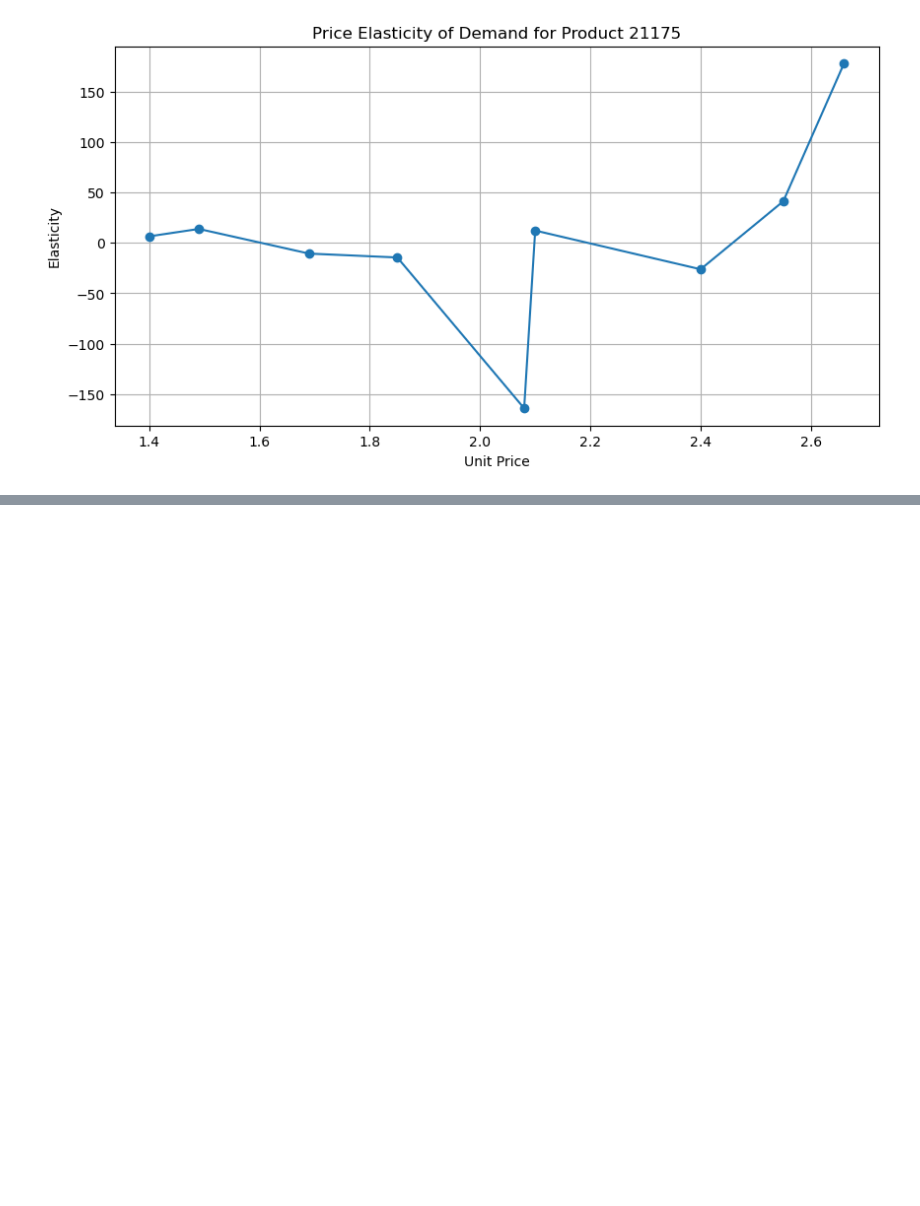
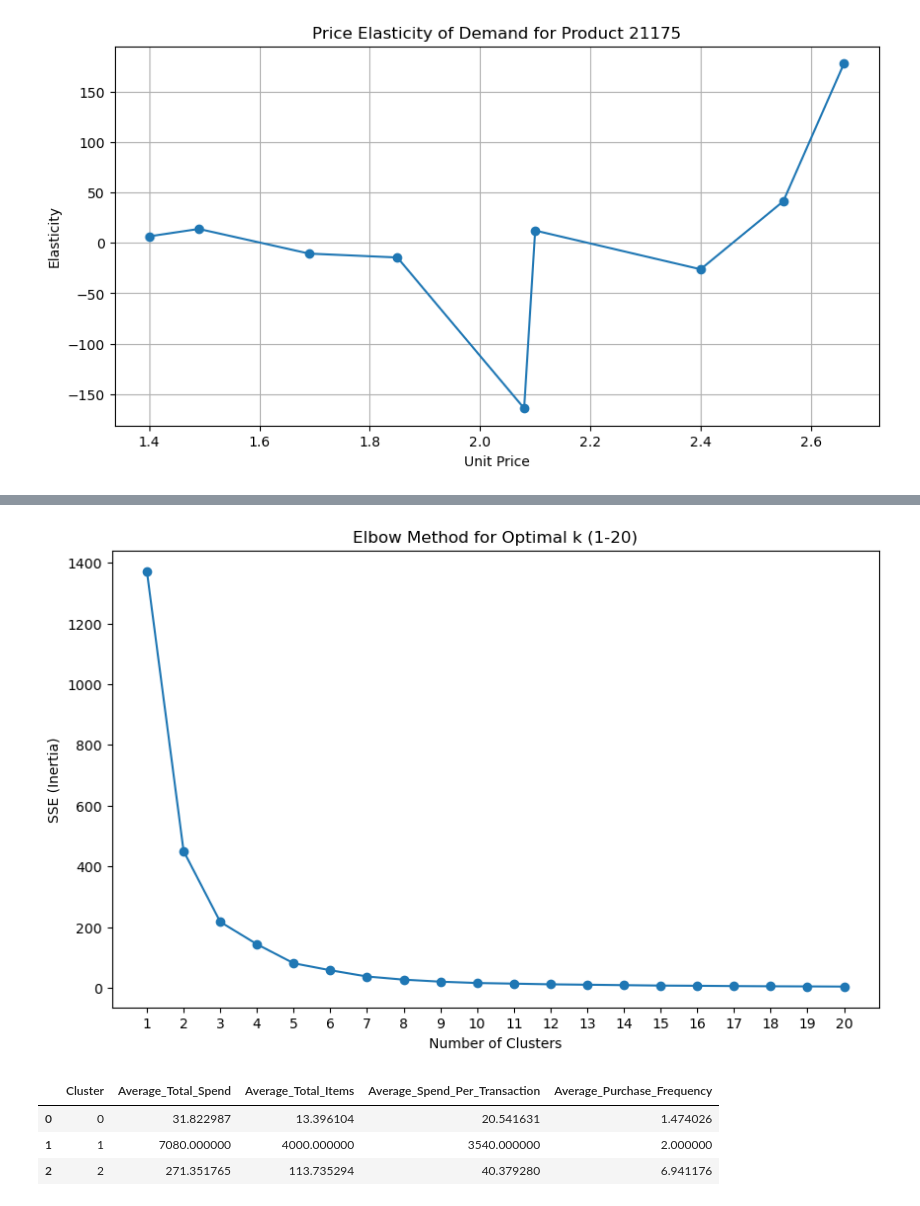
Before and after one commit to hliu528/Customer_Segmentation, a Jupyter notebook: code.ipynb, the cells around one changed output, grey strips where cells are left out. Saved outputs shown, nothing was run; the diff lists cells and outputs as text; code cells hidden in the pictures; blank space fills up the shorter version.

```diff
--- a/code.ipynb
+++ b/code.ipynb
@@ -560,0 +568,12 @@ plt.show()
+# %%
+data_cleaned_21175 = data_cleaned[data_cleaned['StockCode'] == '21175']
+# %%
+# Create customer-level features
+customer_data = data_cleaned_21175.groupby('CustomerID').agg(
+    Total_Spend=pd.NamedAgg(column='UnitPrice', aggfunc=lambda x: (x * data_cleaned.loc[x.index, 'Quantity']).sum()),
+    Total_Items=pd.NamedAgg(column='Quantity', aggfunc='sum'),
+    Average_Spend_Per_Transaction=pd.NamedAgg(column='InvoiceNo', aggfunc=lambda x: (data_cleaned.loc[x.index, 'UnitPrice'] * data_cleaned.loc[x.index, 'Quantity']).sum() / x.nunique()),
+    Purchase_Frequency=pd.NamedAgg(column='InvoiceNo', aggfunc='nunique')
+).reset_index()
+
+customer_data.head()
@@ -560,0 +587,44 @@ plt.show()
+# %%
+# Standardize the customer-level features
+scaler_corrected = StandardScaler()
+scaled_features_corrected = scaler_corrected.fit_transform(customer_data[['Total_Spend', 'Total_Items', 'Average_Spend_Per_Transaction', 'Purchase_Frequency']])
+
+# Determination of the optimal number of clusters using the elbow method for k values up to 10 initially
+sse_incremental = []
+for k in range(1, 21):
+    kmeans_incremental = KMeans(n_clusters=k, init='k-means++', n_init=10, random_state=42)
+    kmeans_incremental.fit(scaled_features_corrected)
+    sse_incremental.append(kmeans_incremental.inertia_)
+
+# Plot SSE for different values of k
+plt.figure(figsize=(10, 6))
+plt.plot(range(1, 21), sse_incremental, marker='o')
+plt.title('Elbow Method for Optimal k (1-20)')
+plt.xlabel('Number of Clusters')
+plt.ylabel('SSE (Inertia)')
+plt.xticks(range(1, 21))
+plt.show()
+# %% [output]
+[figure, added]
+# %%
+# Apply K-Means clustering with the elbow point number of clusters (5 clusters)
+kmeans_final = KMeans(n_clusters=3, init='k-means++', n_init=10, random_state=42)
+kmeans_final.fit(scaled_features_corrected)
+
+# Assign cluster labels to the customer data
+customer_data['Cluster'] = kmeans_final.labels_
+
+# Summarize the cluster characteristics
+cluster_summary = customer_data.groupby('Cluster').agg(
+    Average_Total_Spend=('Total_Spend', 'mean'),
+    Average_Total_Items=('Total_Items', 'mean'),
+    Average_Spend_Per_Transaction=('Average_Spend_Per_Transaction', 'mean'),
+    Average_Purchase_Frequency=('Purchase_Frequency', 'mean')
+).reset_index()
+
+cluster_summary
+# %% [output]
+|  | Cluster | Average_Total_Spend | Average_Total_Items | Average_Spend_Per_Transaction | Average_Purchase_Frequency |
+| 0 | 0 | 31.822987 | 13.396104 | 20.541631 | 1.474026 |
+| 1 | 1 | 7080.000000 | 4000.000000 | 3540.000000 | 2.000000 |
+| 2 | 2 | 271.351765 | 113.735294 | 40.379280 | 6.941176 |
```
Also changed, not shown: parts of 15 cells of this notebook.
